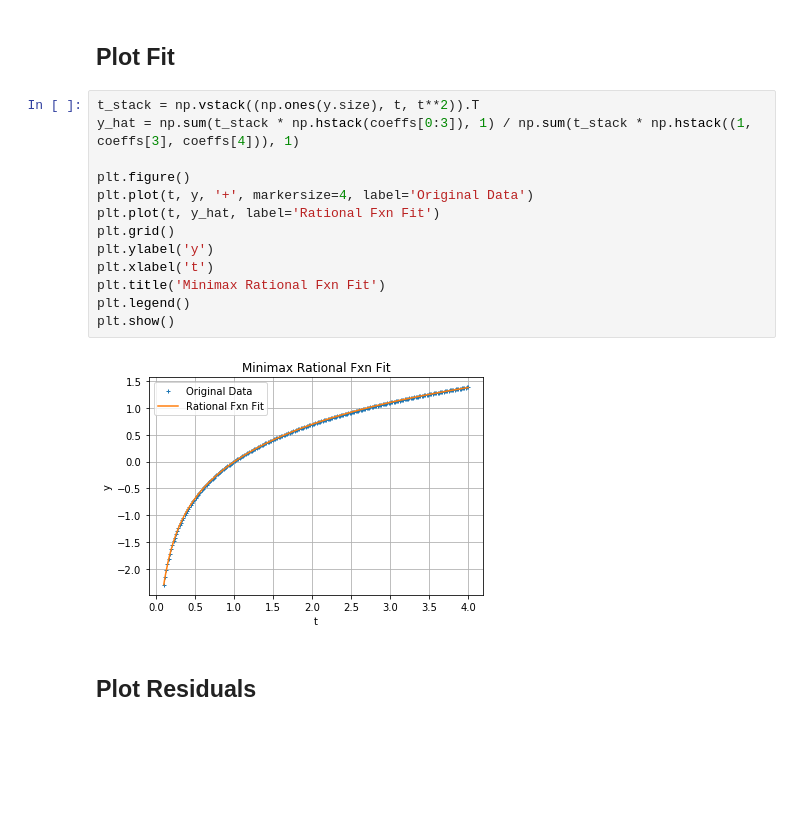
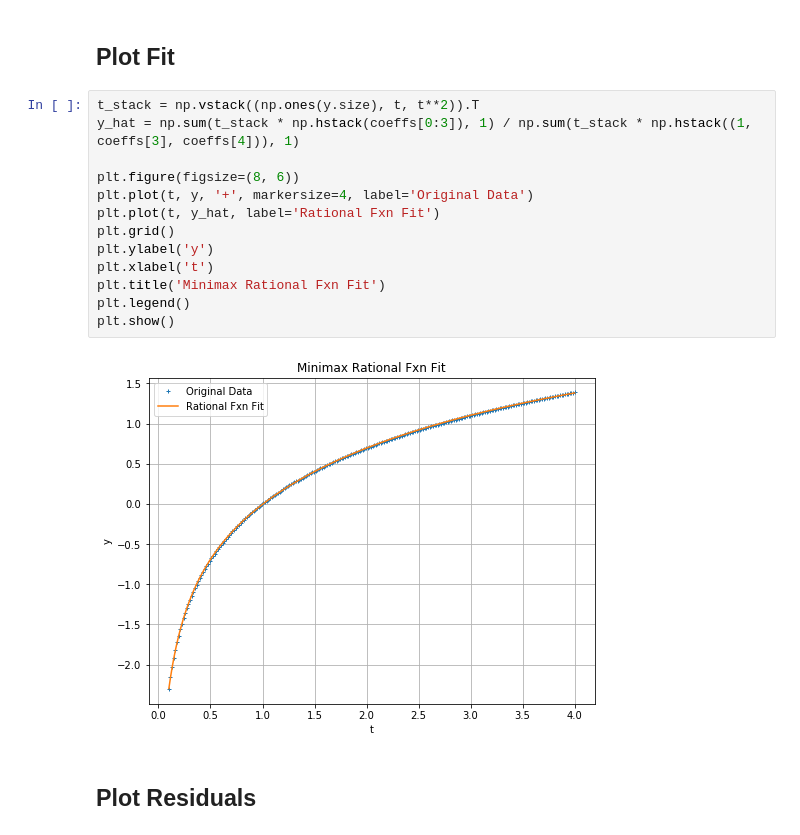
Before and after one commit to chow-vincent/convex_optimization, a Jupyter notebook: rational_function_fit/rational_function_fit.ipynb, the cells around one changed output. Drawn from its saved outputs; the diff is of its cells as text; blank space fills up the shorter version.

```diff
--- a/rational_function_fit/rational_function_fit.ipynb
+++ b/rational_function_fit/rational_function_fit.ipynb
@@ -41,18 +41,18 @@ coeffs = bisection_algorithm(t, y, alpha_l, alpha_u, 100)
 # %%
 t_stack = np.vstack((np.ones(y.size), t, t**2)).T
 y_hat = np.sum(t_stack * np.hstack(coeffs[0:3]), 1) / np.sum(t_stack * np.hstack((1, coeffs[3], coeffs[4])), 1)
 
-plt.figure()
+plt.figure(figsize=(8, 6))
 plt.plot(t, y, '+', markersize=4, label='Original Data')
 plt.plot(t, y_hat, label='Rational Fxn Fit')
 plt.grid()
 plt.ylabel('y')
 plt.xlabel('t')
 plt.title('Minimax Rational Fxn Fit')
 plt.legend()
 plt.show()
 # %% [output]
-[figure, old version]
+[figure, new version]
 # %% [markdown]
 ## Plot Residuals
 # %%
```
Also changed, not shown: parts of 1 cell of this notebook, 4 other files.
